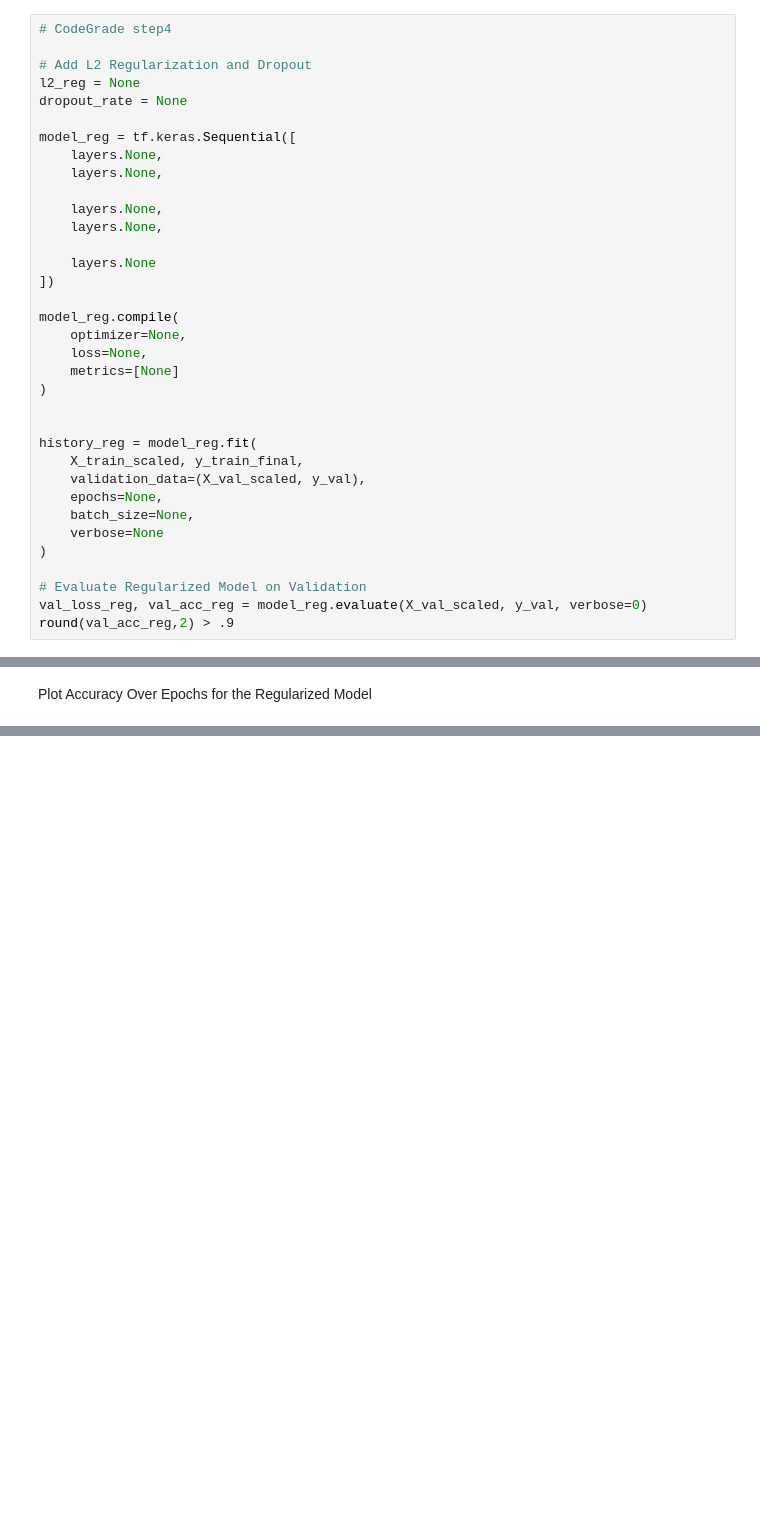
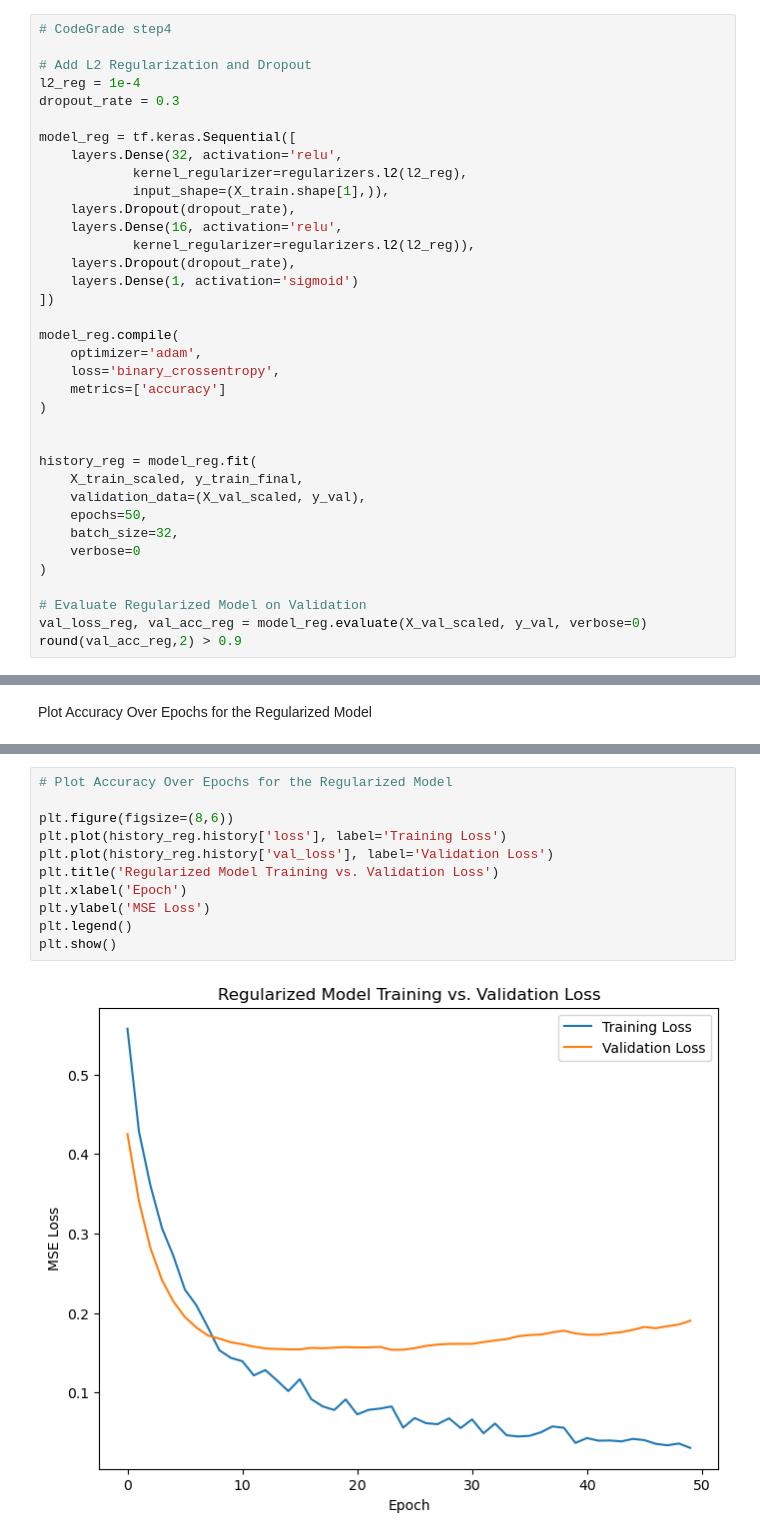
Before and after one commit to marhas109/ds10_all, a Jupyter notebook: CG_C10_M01.ipynb, the cells around one changed output, grey strips where cells are left out. Cells and saved outputs as stored; diff of their text form; blank space fills up the shorter version.

```diff
--- a/CG_C10_M01.ipynb
+++ b/CG_C10_M01.ipynb
@@ -190,34 +190,35 @@ True
 # CodeGrade step4
 
 # Add L2 Regularization and Dropout
-l2_reg = None
-dropout_rate = None
+l2_reg = 1e-4
+dropout_rate = 0.3
 
 model_reg = tf.keras.Sequential([
-    layers.None,
-    layers.None,
-
-    layers.None,
-    layers.None,
-
-    layers.None
+    layers.Dense(32, activation='relu',
+            kernel_regularizer=regularizers.l2(l2_reg),
+            input_shape=(X_train.shape[1],)),
+    layers.Dropout(dropout_rate),
+    layers.Dense(16, activation='relu',
+            kernel_regularizer=regularizers.l2(l2_reg)),
+    layers.Dropout(dropout_rate),
+    layers.Dense(1, activation='sigmoid')
 ])
 
 model_reg.compile(
-    optimizer=None,
-    loss=None,
-    metrics=[None]
+    optimizer='adam',
+    loss='binary_crossentropy',
+    metrics=['accuracy']
 )
 
 
 history_reg = model_reg.fit(
     X_train_scaled, y_train_final,
     validation_data=(X_val_scaled, y_val),
-    epochs=None,
-    batch_size=None,
-    verbose=None
+    epochs=50,
+    batch_size=32,
+    verbose=0
 )
 
 # Evaluate Regularized Model on Validation
 val_loss_reg, val_acc_reg = model_reg.evaluate(X_val_scaled, y_val, verbose=0)
-round(val_acc_reg,2) > .9
+round(val_acc_reg,2) > 0.9
@@ -242,0 +246,13 @@ Plot Accuracy Over Epochs for the Regularized Model
+# %%
+# Plot Accuracy Over Epochs for the Regularized Model
+
+plt.figure(figsize=(8,6))
+plt.plot(history_reg.history['loss'], label='Training Loss')
+plt.plot(history_reg.history['val_loss'], label='Validation Loss')
+plt.title('Regularized Model Training vs. Validation Loss')
+plt.xlabel('Epoch')
+plt.ylabel('MSE Loss')
+plt.legend()
+plt.show()
+# %% [output]
+[figure, added]
```
Also changed, not shown: parts of 3 cells of this notebook.
